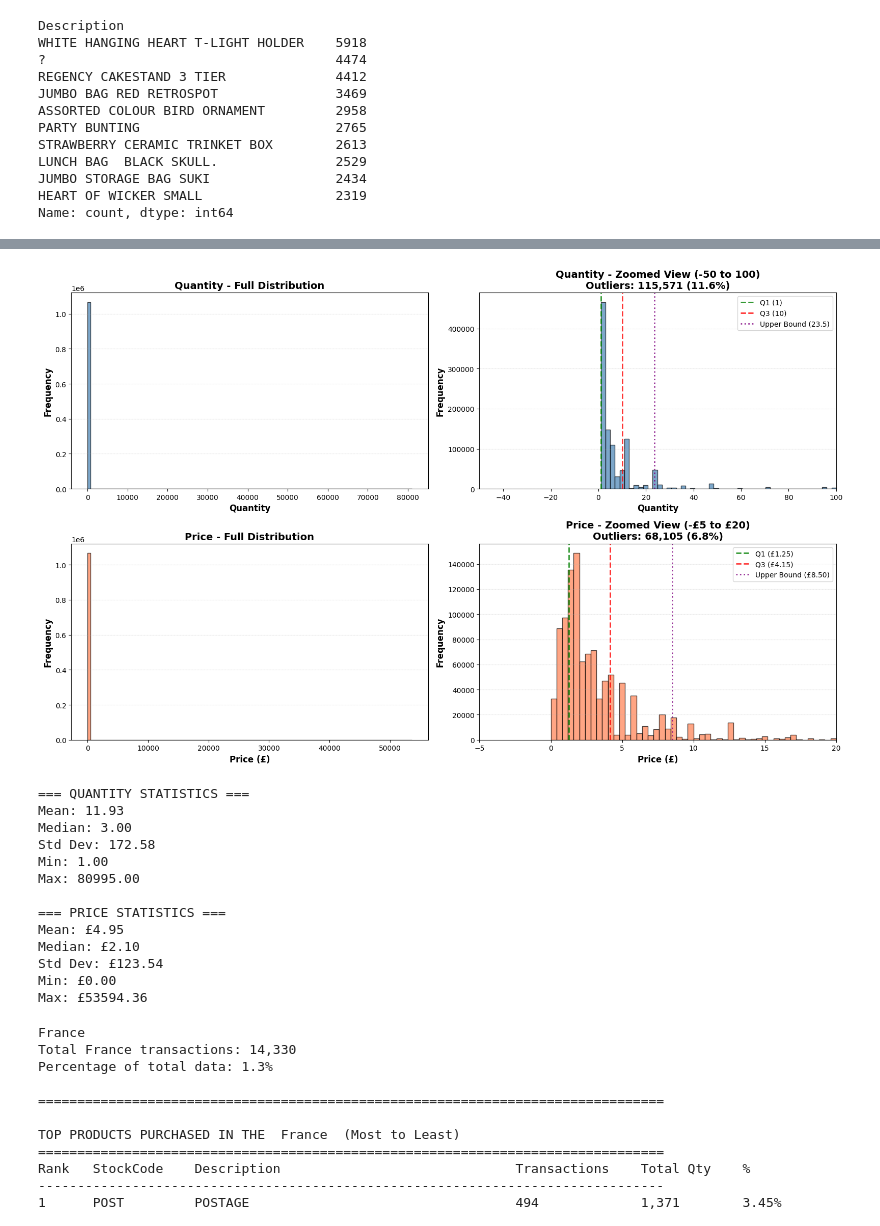
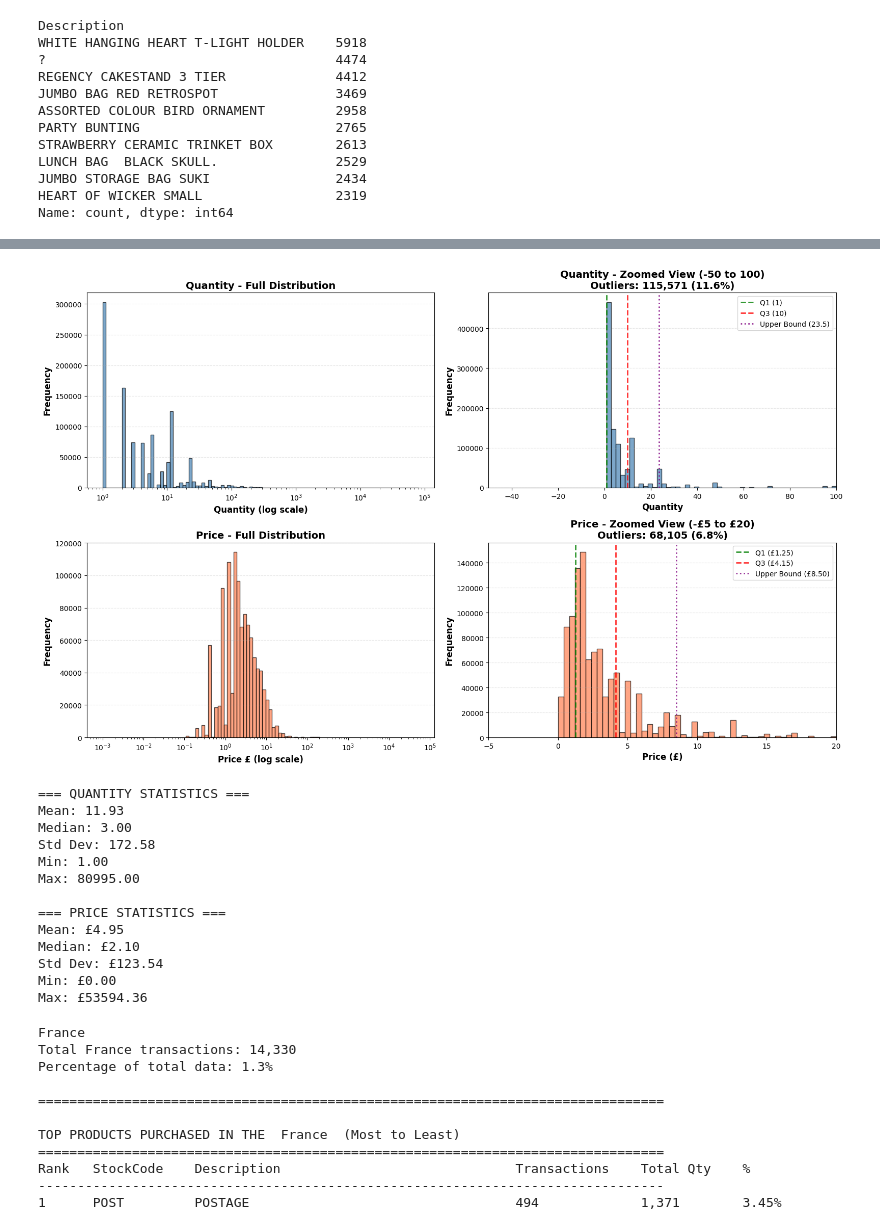
Before and after one commit to td0309/Online-Retail-II, a Jupyter notebook: retail.ipynb, the cells around one changed output, grey strips where cells are left out. Drawn from its saved outputs; the diff is of its cells as text; code cells hidden in the pictures.

```diff
--- a/retail.ipynb
+++ b/retail.ipynb
@@ -32,18 +32,6 @@ for line in lines:
 
 # Load the data, skipping the header lines, using comma as a separator, no header, and specifying single quote as quotechar
 df = pd.read_csv(io.StringIO(content), sep=',', skiprows=skip_count, header=None, quotechar="'")
-# %%
-# Extract attribute names from the content
-attribute_names = []
-for line in content.split('\n'):
-    if line.startswith('@ATTRIBUTE'):
-        # Extract the name, which is the second word after @ATTRIBUTE
-        match = re.match(r"@ATTRIBUTE\s+(\S+)", line)
-        if match:
-            attribute_names.append(match.group(1))
-
-# Assign these names to the DataFrame columns
-df.columns = attribute_names
 # %%
 # Extract attribute names from the content
 attribute_names = []
@@ -144,3 +132,19 @@ if not negative_values_found:
 Checking for negative values in numerical columns:
   Column 'Quantity' has 22950 negative value(s).
   Column 'Price' has 5 negative value(s).
+# %%
+# Convert InvoiceNo into String to find c (Cancelled transacion)
+df['Invoice'] = df['Invoice'].astype(str)
+
+# Define which InvoiceNo is started with C
+cancelled_mask = df['Invoice'].str.startswith('C')
+cancelled_count = cancelled_mask.sum()
+total_count = len(df)
+
+print(f"All transactions: {total_count:,}")
+print(f"Cancelled ones (Cancelled - 'C'): {cancelled_count:,}")
+print(f"Ratio of cancelled: {cancelled_count / total_count * 100:.2f}%")
+
+# 5 randoms cancelled transactions
+print("\n5 random cancelled transactions:")
+display(df[cancelled_mask].sample(5, random_state=42))
@@ -297,9 +313,11 @@ Sample of 5 outliers (first 5 rows):
 # Create figure with 2x2 subplots
 fig, axes = plt.subplots(2, 2, figsize=(16, 10))
 
-# === QUANTITY - Full Distribution ===
-axes[0, 0].hist(df['Quantity'], bins=100, color='steelblue', edgecolor='black', alpha=0.7)
-axes[0, 0].set_xlabel('Quantity', fontsize=12, fontweight='bold')
+# === QUANTITY - Full Distribution (log-scale X to handle extreme outliers) ===
+axes[0, 0].hist(df['Quantity'], bins=np.logspace(0, np.log10(df['Quantity'].max()), 100),
+                 color='steelblue', edgecolor='black', alpha=0.7)
+axes[0, 0].set_xscale('log')
+axes[0, 0].set_xlabel('Quantity (log scale)', fontsize=12, fontweight='bold')
 axes[0, 0].set_ylabel('Frequency', fontsize=12, fontweight='bold')
 axes[0, 0].set_title('Quantity - Full Distribution', fontsize=14, fontweight='bold')
 axes[0, 0].grid(axis='y', alpha=0.3, linestyle='--')
@@ -318,9 +336,12 @@ axes[0, 1].legend(fontsize=10, loc='upper right')
 axes[0, 1].grid(axis='y', alpha=0.3, linestyle='--')
 axes[0, 1].set_xlim(-50, 100)
 
-# === PRICE - Full Distribution ===
-axes[1, 0].hist(df['Price'], bins=100, color='coral', edgecolor='black', alpha=0.7)
-axes[1, 0].set_xlabel('Price (£)', fontsize=12, fontweight='bold')
+# === PRICE - Full Distribution (log-scale X to handle extreme outliers) ===
+price_positive = df[df['Price'] > 0]['Price']  # log scale requires values > 0
+axes[1, 0].hist(price_positive, bins=np.logspace(np.log10(price_positive.min()), np.log10(price_positive.max()), 100),
+                 color='coral', edgecolor='black', alpha=0.7)
+axes[1, 0].set_xscale('log')
+axes[1, 0].set_xlabel('Price £ (log scale)', fontsize=12, fontweight='bold')
 axes[1, 0].set_ylabel('Frequency', fontsize=12, fontweight='bold')
 axes[1, 0].set_title('Price - Full Distribution', fontsize=14, fontweight='bold')
 axes[1, 0].grid(axis='y', alpha=0.3, linestyle='--')
@@ -330,34 +351,34 @@ axes[1, 0].grid(axis='y', alpha=0.3, linestyle='--')
 price_filtered = df[(df['Price'] >= -5) & (df['Price'] <= 20)]
 axes[1, 1].hist(price_filtered['Price'], bins=50, color='coral', edgecolor='black', alpha=0.7)
 axes[1, 1].axvline(x=1.25, color='green', linestyle='--', linewidth=2, label='Q1 (£1.25)', alpha=0.8)
 axes[1, 1].axvline(x=4.15, color='red', linestyle='--', linewidth=2, label='Q3 (£4.15)', alpha=0.8)
 axes[1, 1].axvline(x=8.50, color='purple', linestyle=':', linewidth=2, label='Upper Bound (£8.50)', alpha=0.8)
 axes[1, 1].set_xlabel('Price (£)', fontsize=12, fontweight='bold')
 axes[1, 1].set_ylabel('Frequency', fontsize=12, fontweight='bold')
 axes[1, 1].set_title('Price - Zoomed View (-£5 to £20)\nOutliers: 68,105 (6.8%)', fontsize=14, fontweight='bold')
 axes[1, 1].legend(fontsize=10, loc='upper right')
 axes[1, 1].grid(axis='y', alpha=0.3, linestyle='--')
 axes[1, 1].set_xlim(-5, 20)
 
 plt.tight_layout()
 plt.show()
 
 # Optional: Print summary statistics
 print("\n=== QUANTITY STATISTICS ===")
 print(f"Mean: {df['Quantity'].mean():.2f}")
 print(f"Median: {df['Quantity'].median():.2f}")
 print(f"Std Dev: {df['Quantity'].std():.2f}")
 print(f"Min: {df['Quantity'].min():.2f}")
 print(f"Max: {df['Quantity'].max():.2f}")
 
 print("\n=== PRICE STATISTICS ===")
 print(f"Mean: £{df['Price'].mean():.2f}")
 print(f"Median: £{df['Price'].median():.2f}")
 print(f"Std Dev: £{df['Price'].std():.2f}")
 print(f"Min: £{df['Price'].min():.2f}")
 print(f"Max: £{df['Price'].max():.2f}")
 # %% [output]
-[figure, old version]
+[figure, new version]
 === QUANTITY STATISTICS ===
 Mean: 11.93
 Median: 3.00
```
Also changed, not shown: parts of 2 cells of this notebook.
